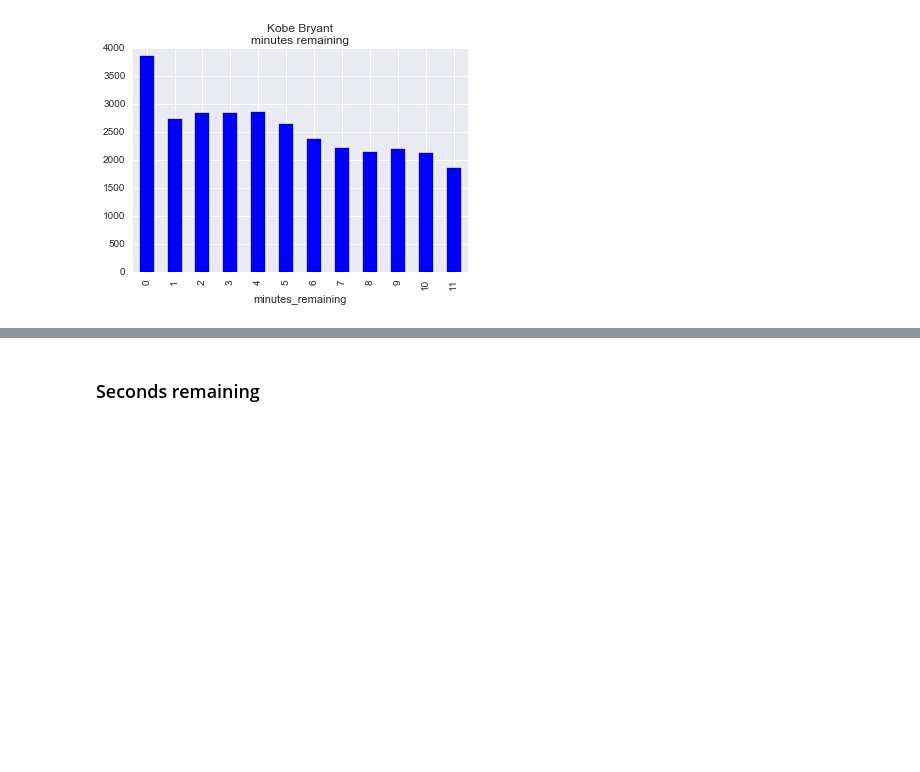
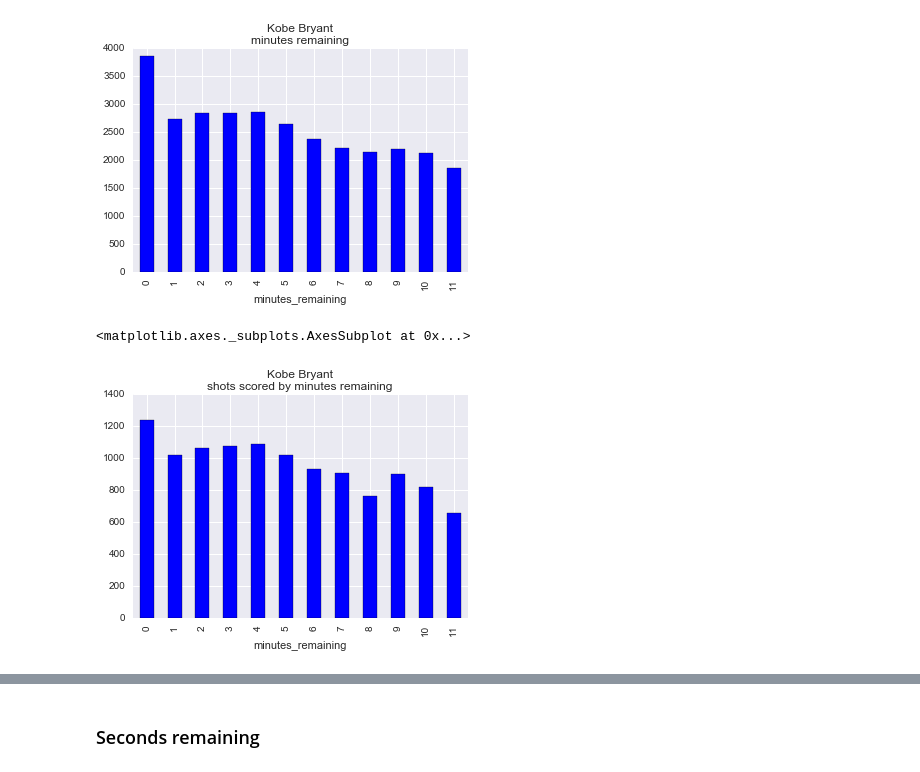
Before and after one commit to joaopcoelho/kobe-shots, a Jupyter notebook: kobe.ipynb, the cells around one changed output, grey strips where cells are left out. Cells and saved outputs as stored; diff of their text form; code cells hidden in the pictures; blank space fills up the shorter version.

```diff
--- a/kobe.ipynb
+++ b/kobe.ipynb
@@ -155,3 +156,5 @@ plt.axis([0, 30, 0, 1])
 ### Minutes remaining
 # %%
 minutes = pd.pivot_table(data, index="minutes_remaining", values="shot_id", aggfunc='count')
+# %%
+shots_scored = pd.pivot_table(data, index="minutes_remaining", values="shot_made_flag", aggfunc='sum')
@@ -160,3 +165,8 @@ minutes.plot.bar(title='Kobe Bryant\nminutes remaining')
 # %% [output]
 <matplotlib.axes._subplots.AxesSubplot at 0x...>
 [figure]
+# %%
+shots_scored.plot.bar(title='Kobe Bryant\nshots scored by minutes remaining')
+# %% [output]
+<matplotlib.axes._subplots.AxesSubplot at 0x...>
+[figure, added]
```
Also changed, not shown: parts of 11 cells of this notebook.
